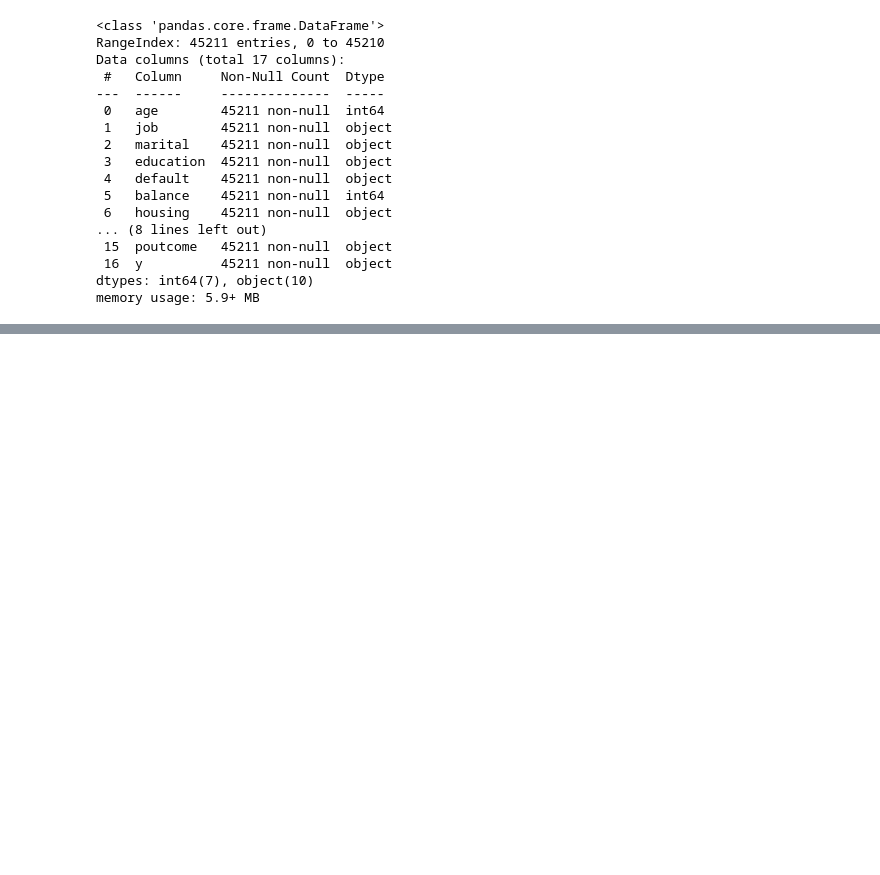
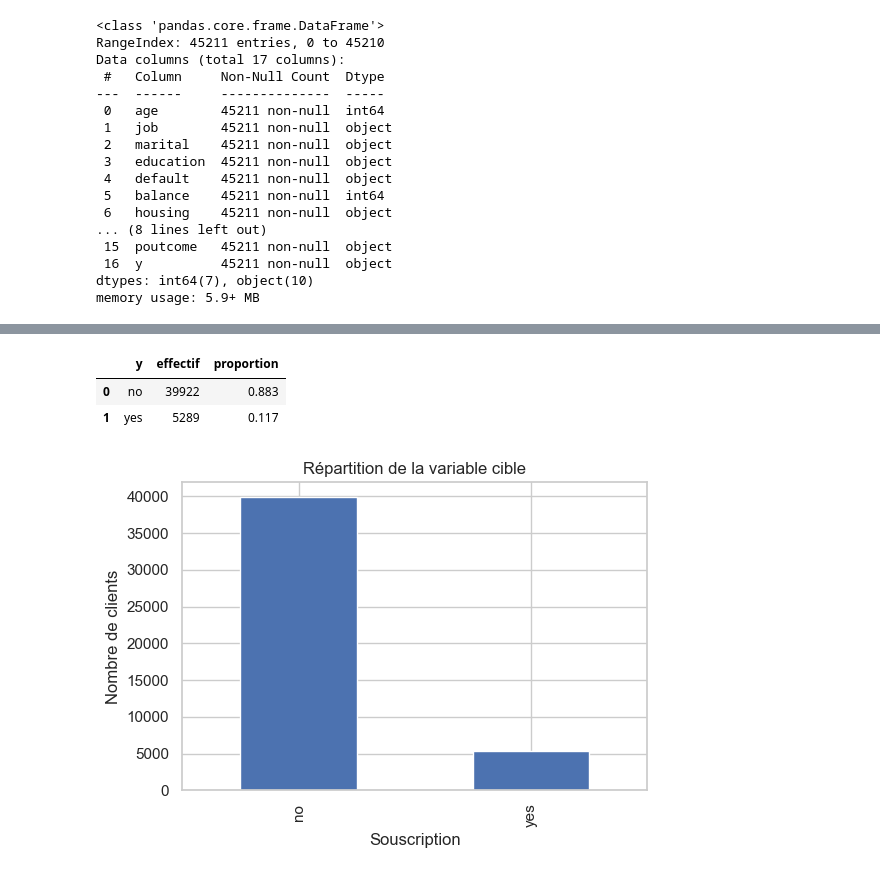
Before and after one commit to yvannerosane/Projet1, a Jupyter notebook: Notebook.ipynb, the cells around one changed output, grey strips where cells are left out. Cells and saved outputs as stored; diff of their text form; code cells hidden in the pictures; blank space fills up the shorter version.

```diff
--- a/Notebook.ipynb
+++ b/Notebook.ipynb
@@ -130,0 +82,9 @@ Aucune valeur manquante n’est observée dans le dataset. Les données sont don
+# %%
+from pathlib import Path
+csv_path = Path("bank-full.csv")
+if not csv_path.exists():
+    csv_path = Path("/mnt/data/bank-full.csv")
+
+data = pd.read_csv(csv_path, sep=";")
+print(f"Dimensions du dataset : {data.shape[0]:,} lignes × {data.shape[1]} colonnes")
+display(data.head())
@@ -190,6 +118,0 @@ Afin d’enrichir l’analyse, certaines variables dérivées ont été créées
-# %%
-data["age_group"] = pd.cut(
-    data["age"],
-    bins=[18,30,40,50,60,100],
-    labels=["18-30","30-40","40-50","50-60","60+"]
-)
@@ -206,10 +118,0 @@ Cette transformation permet d’observer si une sollicitation répétée influen
-# %%
-data["previous_contact_group"] = pd.cut(
-    data["previous"],
-    bins=[-1, 0, 4, 100],
-    labels=[
-        "Never contacted",
-        "Few contacts (1-4)",
-        "Many contacts (5+)"
-    ]
-)
@@ -218,2 +118,0 @@ data["previous_contact_group"] = pd.cut(
-# %%
-data["has_debt"] = ((data["housing"]=="yes") | (data["loan"]=="yes")).astype(int)
@@ -405,0 +186,22 @@ X_train, X_test, y_train, y_test = train_test_split(
+# %%
+target_dist = (
+    data["y"]
+    .value_counts()
+    .rename_axis("y")
+    .reset_index(name="effectif")
+)
+target_dist["proportion"] = target_dist["effectif"] / len(data)
+
+display(target_dist)
+
+plt.figure(figsize=(6, 4))
+data["y"].value_counts().sort_index().plot(kind="bar")
+plt.title("Répartition de la variable cible")
+plt.xlabel("Souscription")
+plt.ylabel("Nombre de clients")
+plt.show()
+# %% [output]
+|  | y | effectif | proportion |
+| 0 | no | 39922 | 0.883 |
+| 1 | yes | 5289 | 0.117 |
+[figure, added]
```
Also changed, not shown: parts of 138 cells of this notebook.
